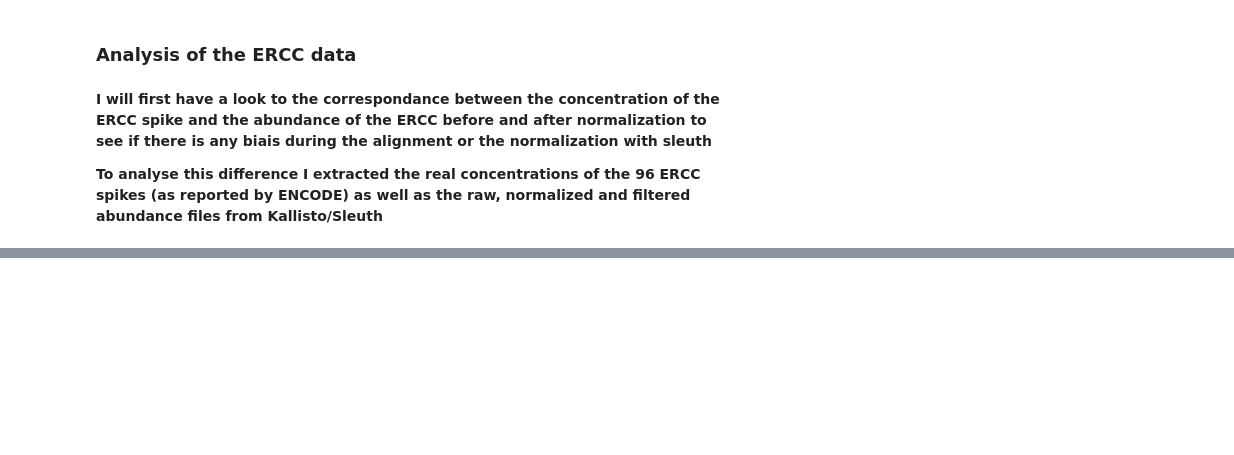
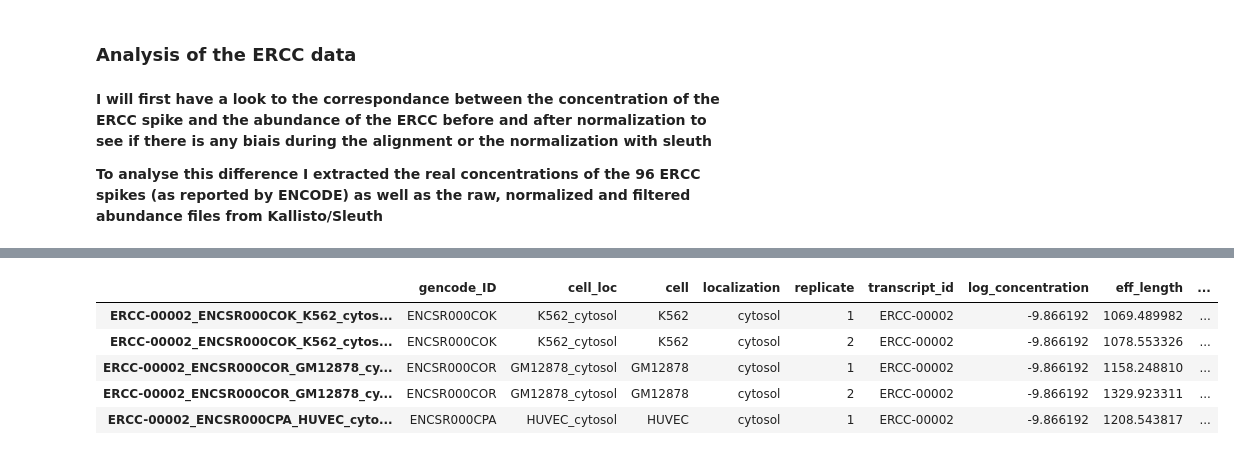
Before and after one commit to a-slide/iPython-Notebook, a Jupyter notebook: Notebooks/2016_07_02_Epi2_pilot_datasets_analysis_localization.ipynb, the cells around one changed output, grey strips where cells are left out. Cells and saved outputs as stored; diff of their text form; code cells hidden in the pictures; blank space fills up the shorter version.

```diff
--- a/Notebooks/2016_07_02_Epi2_pilot_datasets_analysis_localization.ipynb
+++ b/Notebooks/2016_07_02_Epi2_pilot_datasets_analysis_localization.ipynb
@@ -1207,0 +1180,36 @@ grid.add_legend()
+# %%
+# Define the vasedir containing STAR count results
+basedir = "./Localisation_Original_Datasets/Djebali-ENCODE/STAR"
+
+# Iterate throught the result folder
+for subdir in sorted([path for path in glob(basedir+"/*") if isdir(path)]):
+
+    # Iterate throught the abundance result files
+    abundance_file = subdir+"/ReadsPerGene.out.tab"
+    sample_name = basename(subdir)
+    with open (abundance_file, "r") as fp:
+
+        # Now iterate through the other lines and find the lines with ERCC transcripts
+        for line in fp:
+            sl = line.split()
+            transcript_id = sl[0]
+            if transcript_id in ERCC_dict:
+                key = "{}_{}".format(transcript_id, sample_name)
+
+                if key in ERCC_abundance:
+
+                    # Then extract the unstranded and stranded counts
+                    ERCC_abundance[key]["log_star_count_unstrand"] = np.log(float(sl[1]))
+                    ERCC_abundance[key]["log_star_count_strand_pos"] = np.log(float(sl[2]))
+                    ERCC_abundance[key]["log_star_count_strand_neg"] = np.log(float(sl[3]))
+
+# Transform into a panda dataframe
+df = pd.DataFrame.from_dict(ERCC_abundance, orient='index')
+df.head(5)
+# %% [output]
+|  | gencode_ID | cell_loc | cell | localization | replicate | transcript_id | log_concentration | eff_length | ... |
+| ERCC-00002_ENCSR000COK_K562_cytos... | ENCSR000COK | K562_cytosol | K562 | cytosol | 1 | ERCC-00002 | -9.866192 | 1069.489982 | ... |
+| ERCC-00002_ENCSR000COK_K562_cytos... | ENCSR000COK | K562_cytosol | K562 | cytosol | 2 | ERCC-00002 | -9.866192 | 1078.553326 | ... |
+| ERCC-00002_ENCSR000COR_GM12878_cy... | ENCSR000COR | GM12878_cytosol | GM12878 | cytosol | 1 | ERCC-00002 | -9.866192 | 1158.248810 | ... |
+| ERCC-00002_ENCSR000COR_GM12878_cy... | ENCSR000COR | GM12878_cytosol | GM12878 | cytosol | 2 | ERCC-00002 | -9.866192 | 1329.923311 | ... |
+| ERCC-00002_ENCSR000CPA_HUVEC_cyto... | ENCSR000CPA | HUVEC_cytosol | HUVEC | cytosol | 1 | ERCC-00002 | -9.866192 | 1208.543817 | ... |
```
Also changed, not shown: parts of 22 cells of this notebook.
